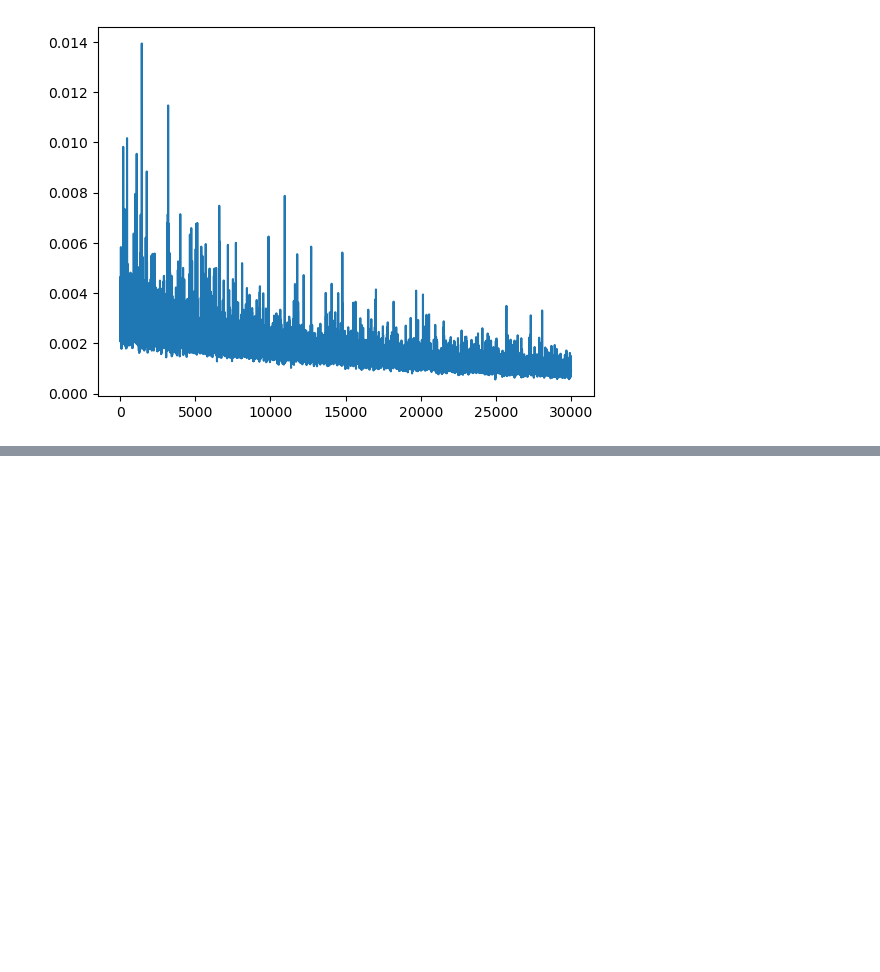
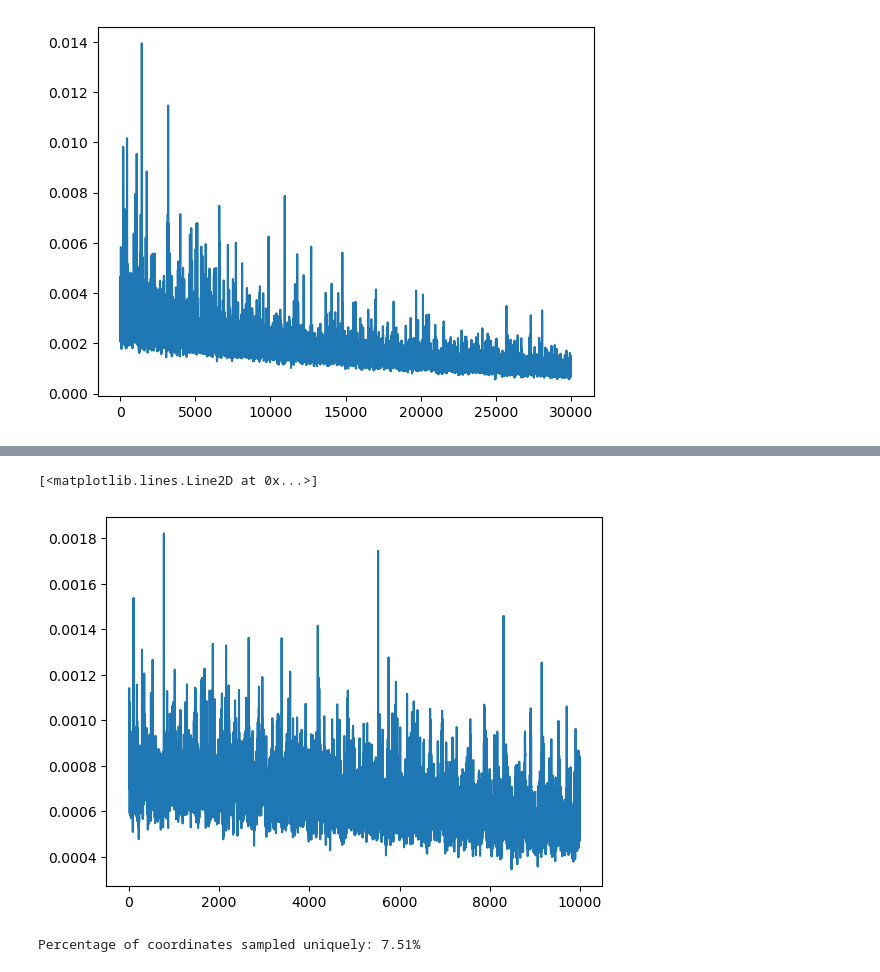
Before and after one commit to JosephRRB/GFlowNets_on_SpinFoams, a Jupyter notebook: GFlowNet Experiments on Hypergrid.ipynb, the cells around one changed output, grey strips where cells are left out. Cells and saved outputs as stored; diff of their text form; code cells hidden in the pictures; blank space fills up the shorter version.

```diff
--- a/GFlowNet Experiments on Hypergrid.ipynb
+++ b/GFlowNet Experiments on Hypergrid.ipynb
@@ -305,0 +306,12 @@ errors = _plot_l1_errors_per_probability_interval(
+# %%
+batch_size = tf.constant(1000)
+n_iterations = tf.constant(int(1e4))
+check_loss_every_n_iterations = tf.constant(int(1e3))
+
+start = time.time()
+ave_losses = runner.train_agent(batch_size, n_iterations, check_loss_every_n_iterations)
+time_elapsed = time.time() - start
+print(f"Time Elapsed: {time_elapsed} s")
+
+plt.plot(ave_losses.numpy())
+# %% [output]
@@ -305,0 +329,12 @@ errors = _plot_l1_errors_per_probability_interval(
+[<matplotlib.lines.Line2D at 0x...>]
+[figure, added]
+# %%
+batch_size = tf.constant(int(5e4))
+
+agent_distr = runner.get_normalized_agent_sample_distribution(batch_size)
+
+n_unique_samples = tf.shape(tf.where(agent_distr))[0]
+frac_unique_coords = n_unique_samples / (grid_length ** grid_dim)
+print(f"Percentage of coordinates sampled uniquely: {float(frac_unique_coords*100):.2f}%")
+# %% [output]
+Percentage of coordinates sampled uniquely: 7.51%
```
Also changed, not shown: parts of 18 cells of this notebook.
